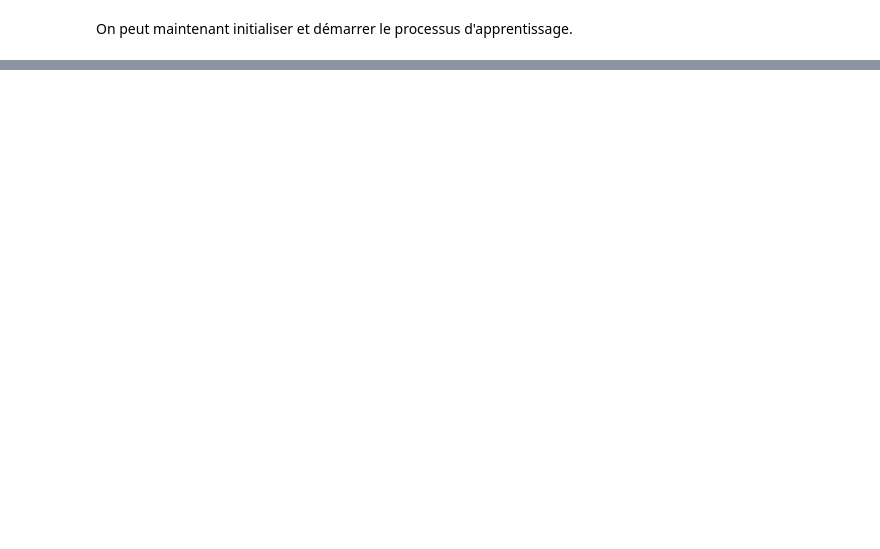
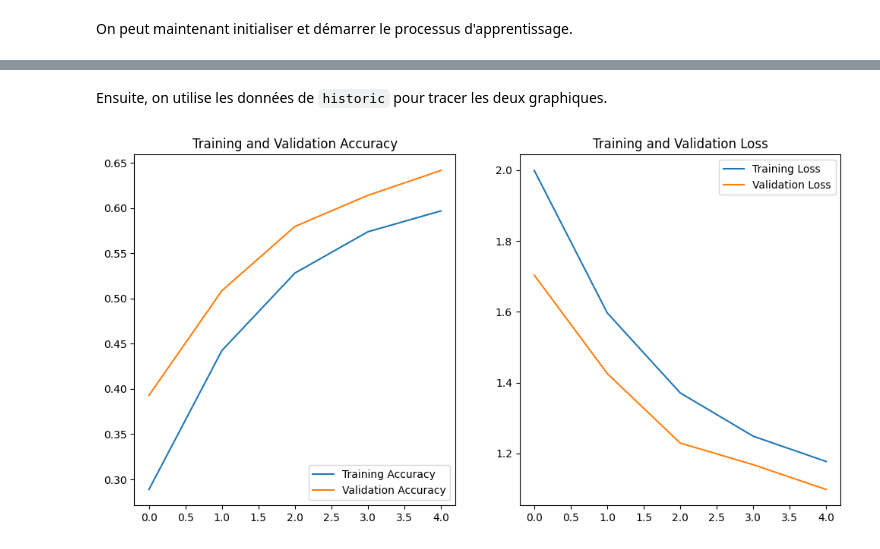
Before and after one commit to mokira3d48/sound_classifier, a Jupyter notebook: sound_classifier.ipynb, the cells around one changed output, grey strips where cells are left out. Saved outputs shown, nothing was run; the diff lists cells and outputs as text; code cells hidden in the pictures; blank space fills up the shorter version.

Commit message:
Validation program and plotting graphic function is implemented.

```diff
--- a/sound_classifier.ipynb
+++ b/sound_classifier.ipynb
@@ -938,12 +1064,9 @@ class TrainingProcess:
 On peut maintenant initialiser et démarrer le processus d'apprentissage.
 # %%
 training_process = TrainingProcess(sc_model,
-                                   train_dl,
+                                   (train_dl, val_dl),
                                    n_epochs=5,
                                    device=device)
 
-training_historic = training_process.run()
-print("Donnée d'apprentissage :")
-print(f"\t* Score de précision :     {training_historic[-1]['acc']:.3f}")
-print(f"\t* Erreur moyenne commise : {training_historic[-1]['avg_loss']:.3f}")
+historic = training_process.run()
 # %% [output]
@@ -952,0 +1087,42 @@ Donnée d'apprentissage :
+# %%
+import matplotlib.pyplot as plt
+
+
+def plot_train_results(n_epochs: int,
+                       loss: list,
+                       acc: list,
+                       val_loss: list,
+                       val_acc: list):
+    """ Fonction d'affichage du graphique d'entraitement."""
+    plt.figure(figsize=(12, 6))
+    epochs_range = range(n_epochs)
+
+    plt.subplot(1, 2, 1)
+    plt.plot(epochs_range, acc, label='Training Accuracy')
+    plt.plot(epochs_range, val_acc, label='Validation Accuracy')
+    plt.legend(loc='lower right')
+    plt.title('Training and Validation Accuracy')
+
+    plt.subplot(1, 2, 2)
+    plt.plot(epochs_range, loss, label='Training Loss')
+    plt.plot(epochs_range, val_loss, label='Validation Loss')
+    plt.legend(loc='upper right')
+    plt.title('Training and Validation Loss')
+    plt.show()
+# %% [markdown]
+Ensuite, on utilise les données de `historic` pour tracer les deux graphiques.
+# %%
+# On récupère la liste des scores d'entraînement
+# et des scores de validations.
+acc = historic['accuracy']
+val_acc = historic['val_accuracy']
+
+# On récupère la liste des erreurs d'entraînement
+# et des erreurs de validations.
+loss = historic['loss']
+val_loss = historic['val_loss']
+
+n_epochs = historic['n_epochs']
+plot_train_results(n_epochs, loss, acc, val_loss, val_acc)
+# %% [output]
+[figure, added]
```
Also changed, not shown: parts of 15 cells of this notebook.
